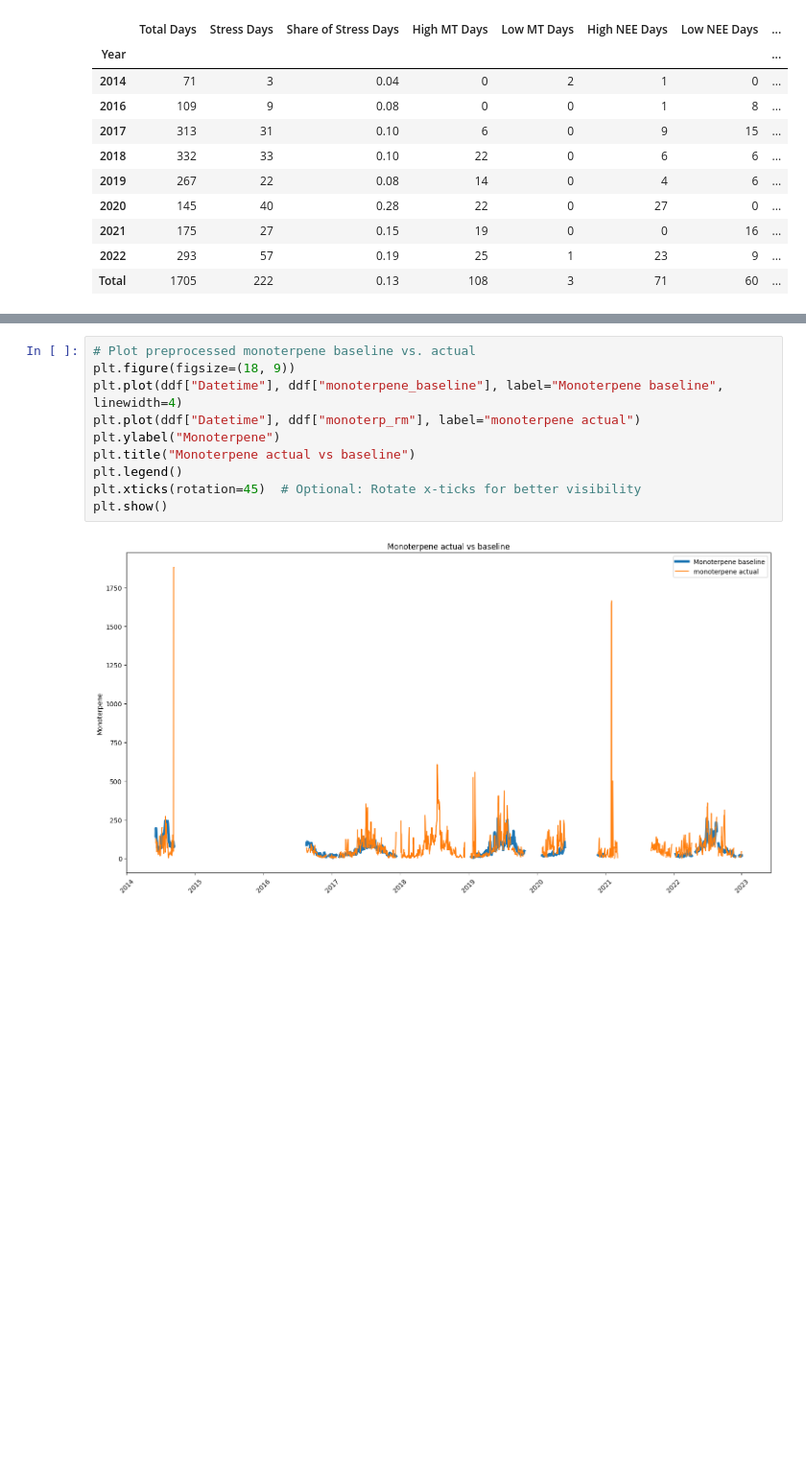
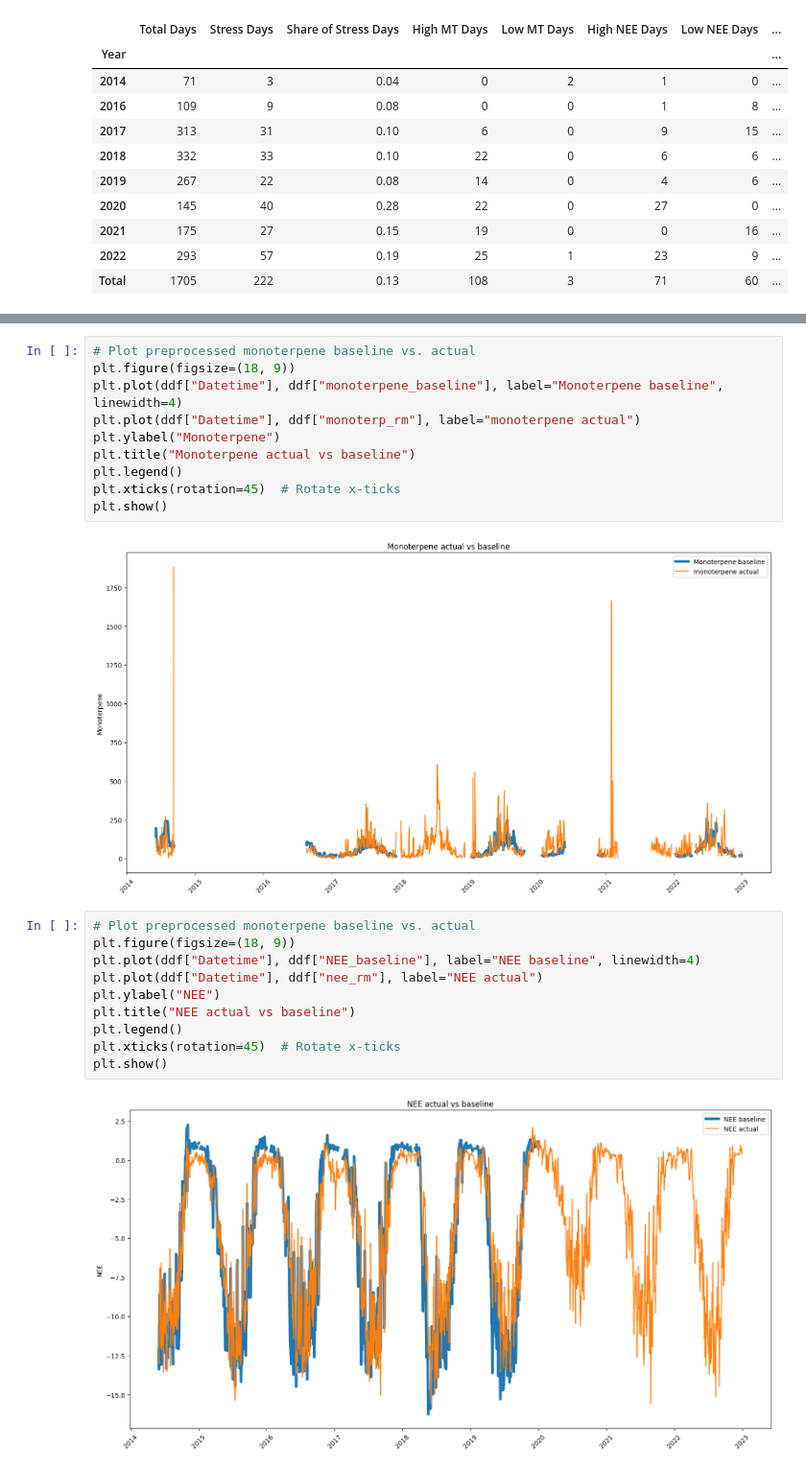
Before and after one commit to ramipiik/Data-Science-Project, a Jupyter notebook: main.ipynb, the cells around one changed output, grey strips where cells are left out. Shown at 96% size. Saved outputs shown, nothing was run; the diff lists cells and outputs as text; blank space fills up the shorter version.

Commit message:
Add baseline plot for NEE

```diff
--- a/main.ipynb
+++ b/main.ipynb
@@ -1393,7 +1393,19 @@ plt.plot(ddf["Datetime"], ddf["monoterp_rm"], label="monoterpene actual")
 plt.ylabel("Monoterpene")
 plt.title("Monoterpene actual vs baseline")
 plt.legend()
-plt.xticks(rotation=45)  # Optional: Rotate x-ticks for better visibility
+plt.xticks(rotation=45)  # Rotate x-ticks
 plt.show()
 # %% [output]
 [figure]
+# %%
+# Plot preprocessed monoterpene baseline vs. actual
+plt.figure(figsize=(18, 9))
+plt.plot(ddf["Datetime"], ddf["NEE_baseline"], label="NEE baseline", linewidth=4)
+plt.plot(ddf["Datetime"], ddf["nee_rm"], label="NEE actual")
+plt.ylabel("NEE")
+plt.title("NEE actual vs baseline")
+plt.legend()
+plt.xticks(rotation=45)  # Rotate x-ticks
+plt.show()
+# %% [output]
+[figure, added]
```
Also changed, not shown: parts of 16 cells of this notebook.
